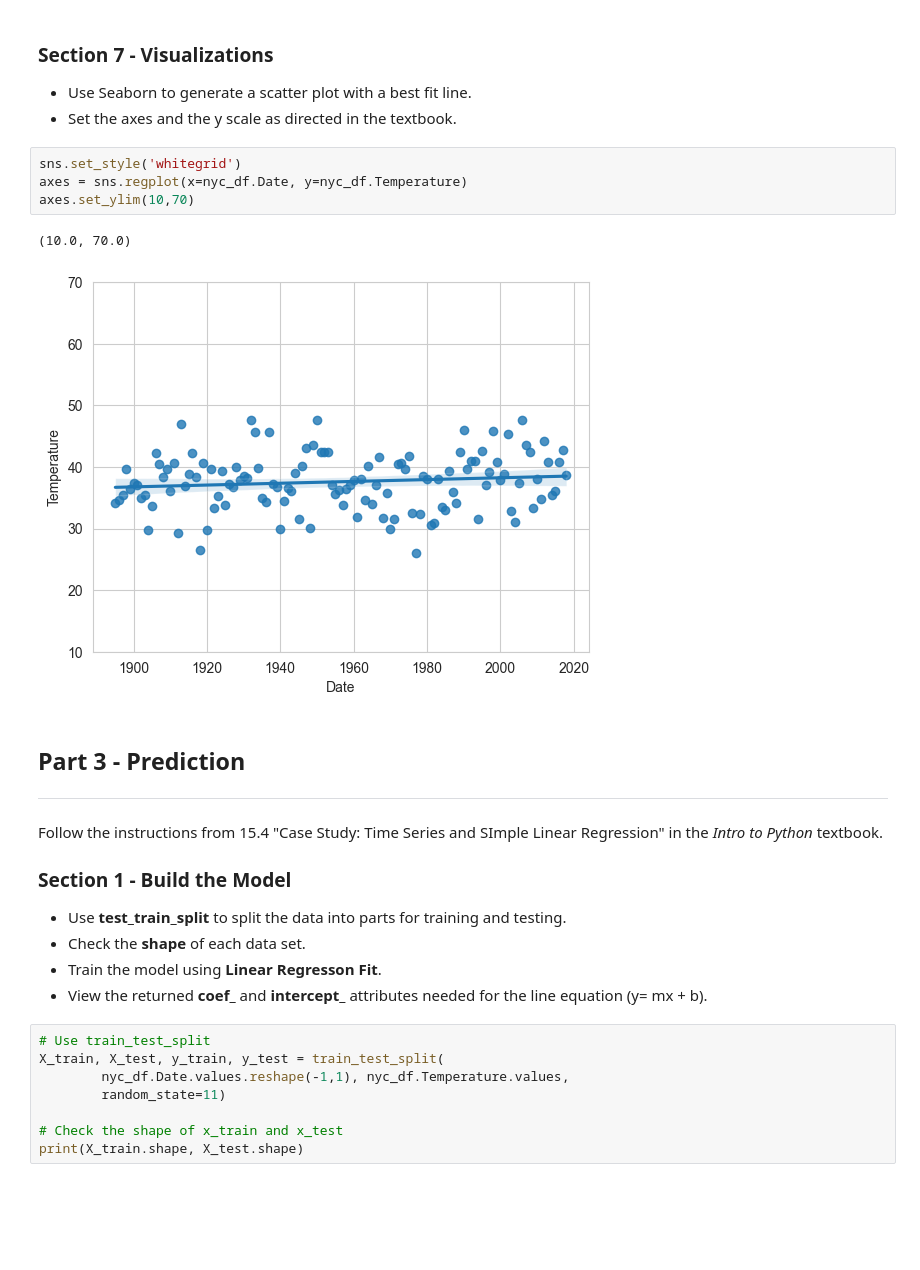
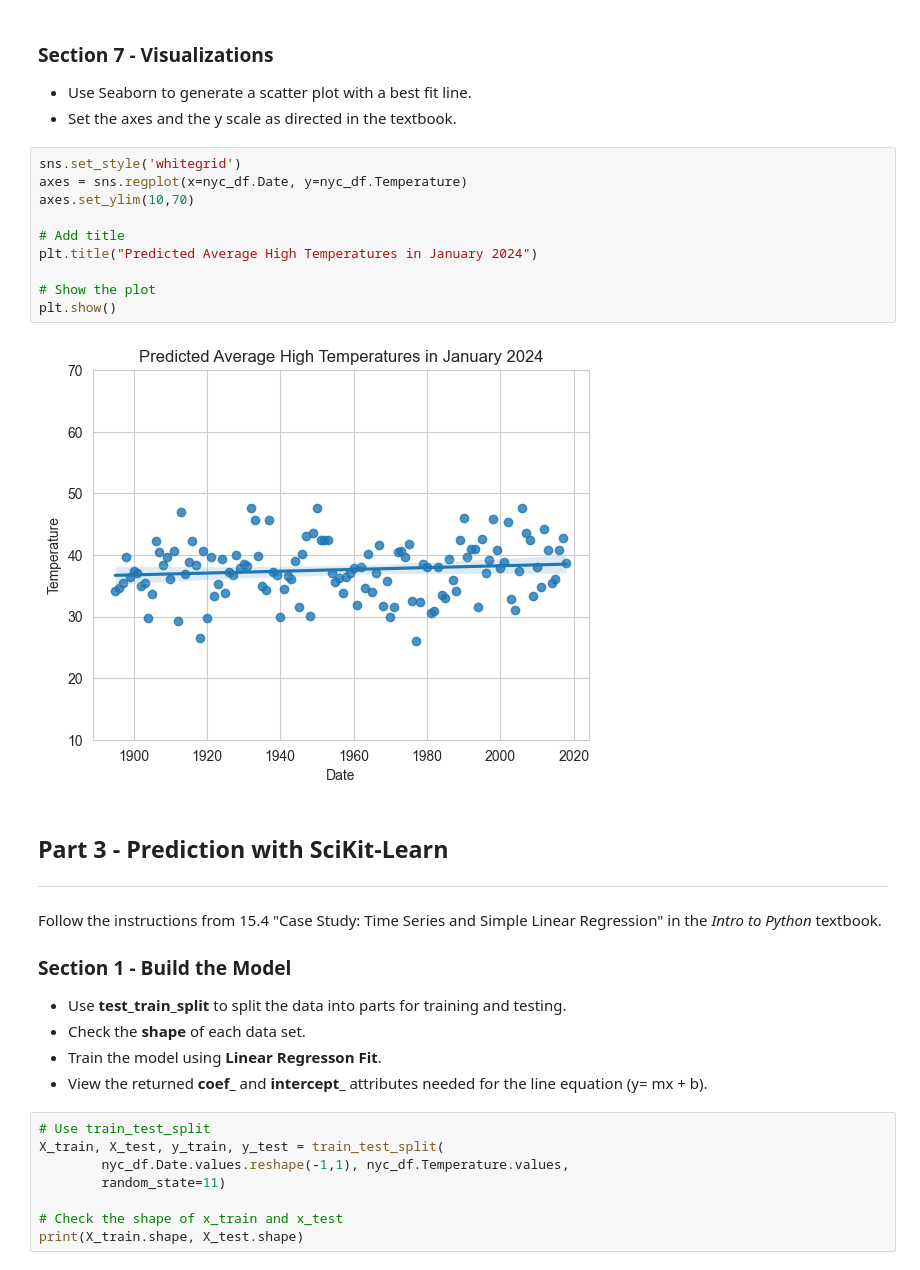
Before and after one commit to kjleopold/datafun-07-ml, a Jupyter notebook: kleopold_ml.ipynb, the cells around one changed output. Cells and saved outputs as stored; diff of their text form; blank space fills up the shorter version.

Commit message:
Update notebook with part 4 insights.

```diff
--- a/kleopold_ml.ipynb
+++ b/kleopold_ml.ipynb
@@ -146,14 +146,19 @@ print(linear_regression.slope * 2024 + linear_regression.intercept)
 # %%
 sns.set_style('whitegrid')
 axes = sns.regplot(x=nyc_df.Date, y=nyc_df.Temperature)
 axes.set_ylim(10,70)
+
+# Add title
+plt.title("Predicted Average High Temperatures in January 2024")
+
+# Show the plot
+plt.show()
 # %% [output]
-(10.0, 70.0)
-[figure, old version]
+[figure, new version]
 # %% [markdown]
-## Part 3 - Prediction
+## Part 3 - Prediction with SciKit-Learn
 ***
-Follow the instructions from 15.4 "Case Study: Time Series and SImple Linear Regression" in the *Intro to Python* textbook.
+Follow the instructions from 15.4 "Case Study: Time Series and Simple Linear Regression" in the *Intro to Python* textbook.
 
 ### Section 1 - Build the Model
 * Use **test_train_split** to split the data into parts for training and testing.
```
Also changed, not shown: parts of 3 cells of this notebook.
